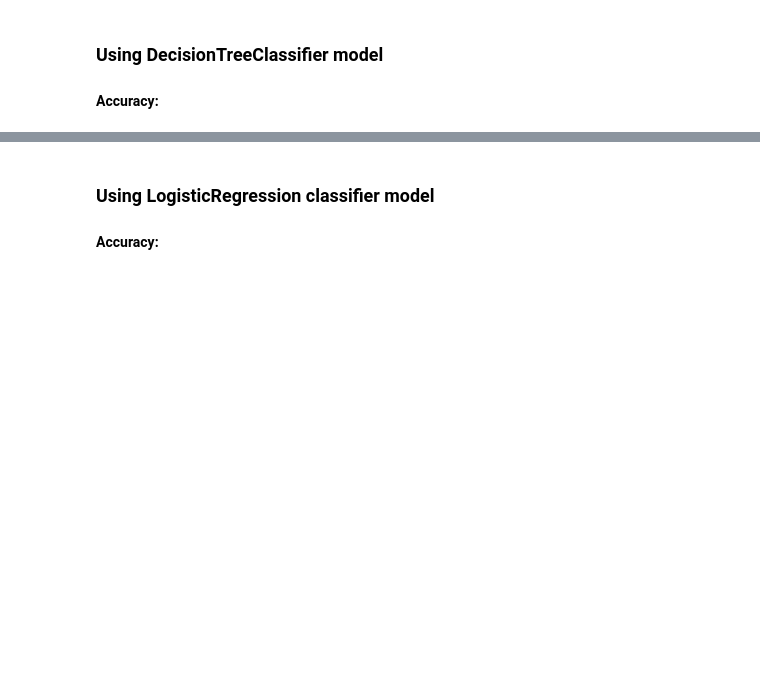
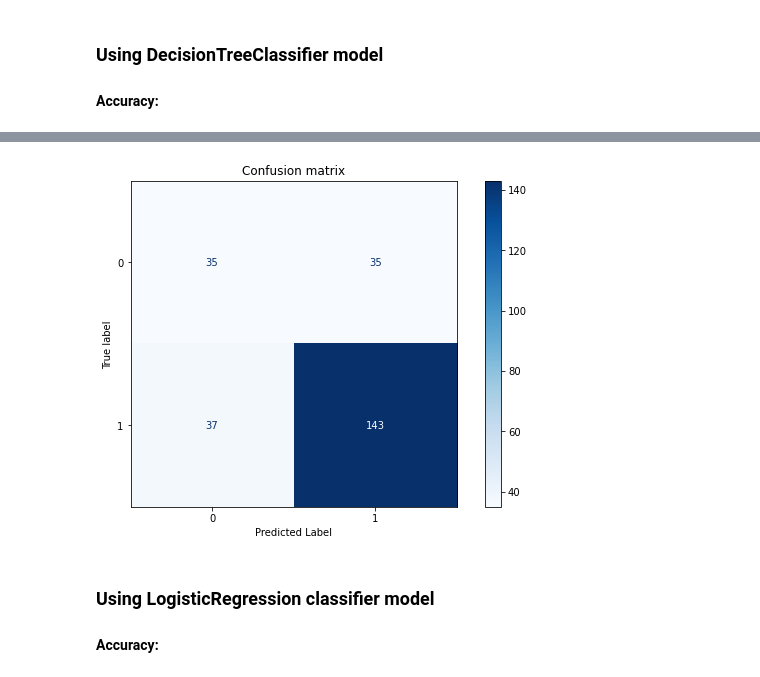
Before and after one commit to kggold4/final-project-data-visualization, a Jupyter notebook: task_1.ipynb, the cells around one changed output, grey strips where cells are left out. Saved outputs shown, nothing was run; the diff lists cells and outputs as text; code cells hidden in the pictures; blank space fills up the shorter version.

```diff
--- a/task_1.ipynb
+++ b/task_1.ipynb
@@ -209,3 +303,8 @@ accuracy of the model is: 72.40 %
+# %%
+# plot the confusion matrix using the my_plot_confusion_matrix function
+my_plot_confusion_matrix(dclf, X_test, y_test)
+# %% [output]
+[figure, added]
 # %% [markdown]
 ### Using LogisticRegression classifier model
 #### Accuracy:
```
Also changed, not shown: parts of 41 cells of this notebook.
